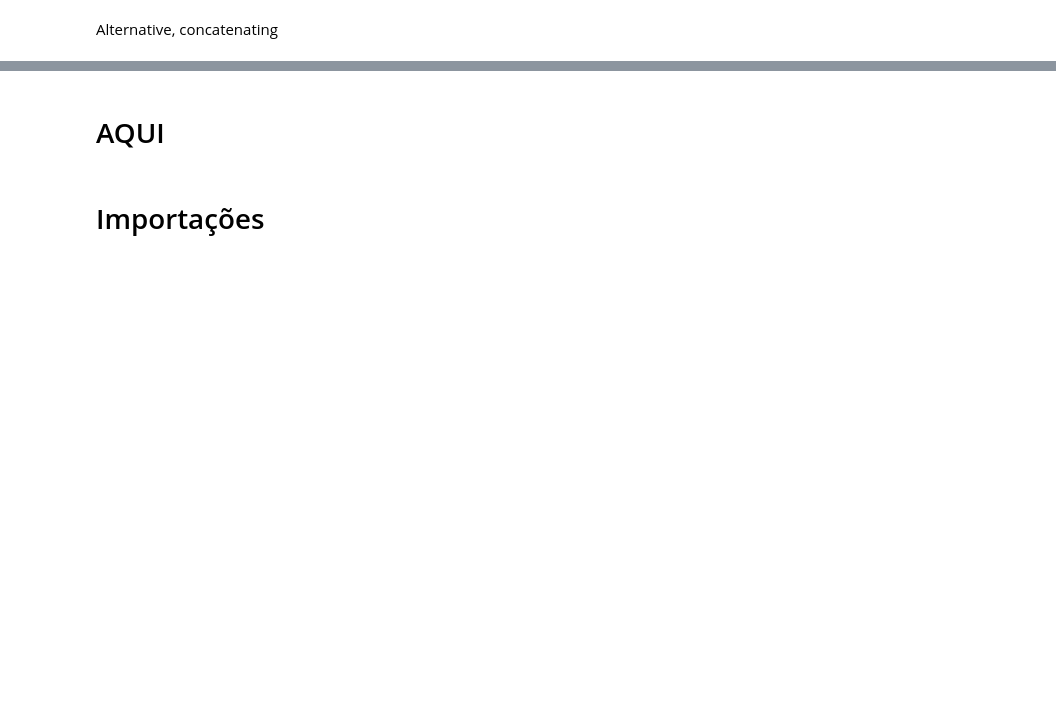
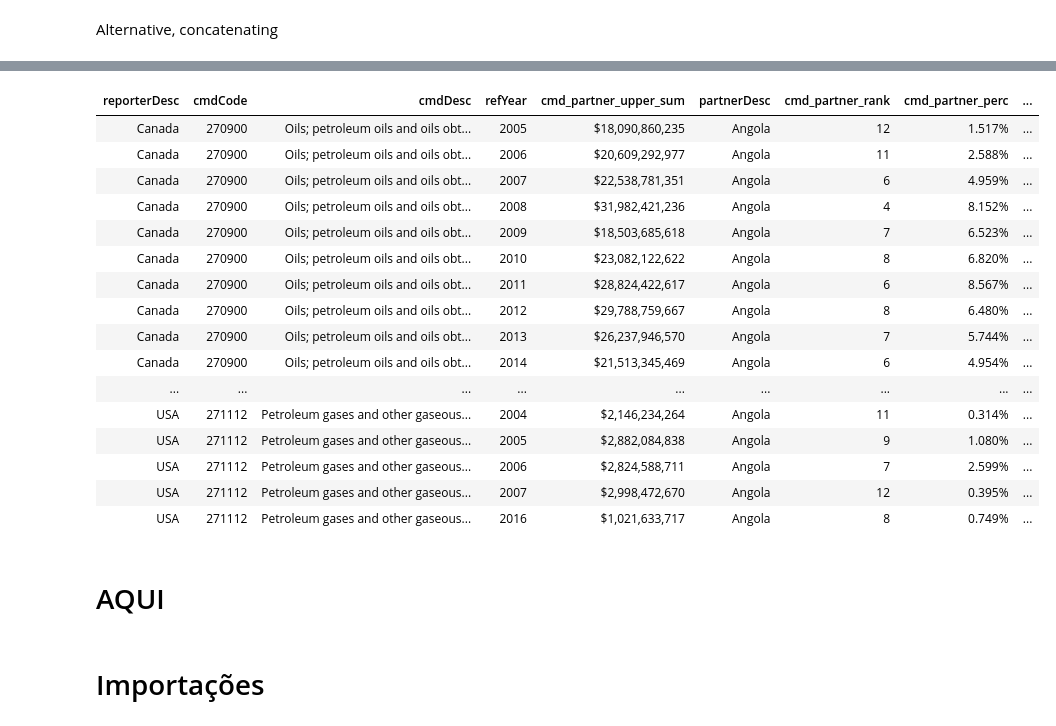
Before and after one commit to joaquimrcarvalho/cipf-comtrade, a Jupyter notebook: country_trade_profile.ipynb, the cells around one changed output, grey strips where cells are left out. Saved outputs shown, nothing was run; the diff lists cells and outputs as text; code cells hidden in the pictures; blank space fills up the shorter version.

```diff
--- a/country_trade_profile.ipynb
+++ b/country_trade_profile.ipynb
@@ -780,6 +782,26 @@ other_suppliers[(other_suppliers['partnerCode'] == country_of_interest)
 # %%
-other_suppliers[(other_suppliers['partnerCode'] == country_of_interest)][cols].sort_values(by=['reporterDesc','refYear','cmd_partner_upper_sum','cmd_partner_rank'],
-                                                                                                ascending=[True,True,False,True]).head(500).style.format(formats).hide(axis='index')
+other_suppliers[
+    (other_suppliers['partnerCode'
+                     ] == country_of_interest)][cols].sort_values(by=['reporterDesc','cmdCode','refYear','cmd_partner_rank']
+                          ).head(500).style.format(formats).hide(axis='index')
+# %% [output]
+| reporterDesc | cmdCode | cmdDesc | refYear | cmd_partner_upper_sum | partnerDesc | cmd_partner_rank | cmd_partner_perc | ... |
+| Canada | 270900 | Oils; petroleum oils and oils obt... | 2005 | $18,090,860,235 | Angola | 12 | 1.517% | ... |
+| Canada | 270900 | Oils; petroleum oils and oils obt... | 2006 | $20,609,292,977 | Angola | 11 | 2.588% | ... |
+| Canada | 270900 | Oils; petroleum oils and oils obt... | 2007 | $22,538,781,351 | Angola | 6 | 4.959% | ... |
+| Canada | 270900 | Oils; petroleum oils and oils obt... | 2008 | $31,982,421,236 | Angola | 4 | 8.152% | ... |
+| Canada | 270900 | Oils; petroleum oils and oils obt... | 2009 | $18,503,685,618 | Angola | 7 | 6.523% | ... |
+| Canada | 270900 | Oils; petroleum oils and oils obt... | 2010 | $23,082,122,622 | Angola | 8 | 6.820% | ... |
+| Canada | 270900 | Oils; petroleum oils and oils obt... | 2011 | $28,824,422,617 | Angola | 6 | 8.567% | ... |
+| Canada | 270900 | Oils; petroleum oils and oils obt... | 2012 | $29,788,759,667 | Angola | 8 | 6.480% | ... |
+| Canada | 270900 | Oils; petroleum oils and oils obt... | 2013 | $26,237,946,570 | Angola | 7 | 5.744% | ... |
+| Canada | 270900 | Oils; petroleum oils and oils obt... | 2014 | $21,513,345,469 | Angola | 6 | 4.954% | ... |
+| ... | ... | ... | ... | ... | ... | ... | ... | ... |
+| USA | 271112 | Petroleum gases and other gaseous... | 2004 | $2,146,234,264 | Angola | 11 | 0.314% | ... |
+| USA | 271112 | Petroleum gases and other gaseous... | 2005 | $2,882,084,838 | Angola | 9 | 1.080% | ... |
+| USA | 271112 | Petroleum gases and other gaseous... | 2006 | $2,824,588,711 | Angola | 7 | 2.599% | ... |
+| USA | 271112 | Petroleum gases and other gaseous... | 2007 | $2,998,472,670 | Angola | 12 | 0.395% | ... |
+| USA | 271112 | Petroleum gases and other gaseous... | 2016 | $1,021,633,717 | Angola | 8 | 0.749% | ... |
 # %%
 other_suppliers.to_excel(f'{country_of_interest_name}_export_partners_alternative.xlsx')
 # %% [markdown]
```
Also changed, not shown: parts of 24 cells of this notebook.
